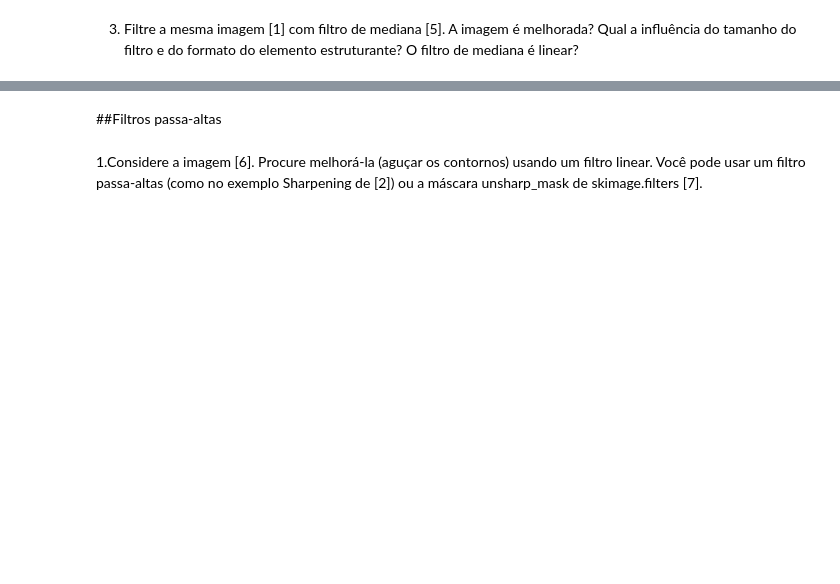
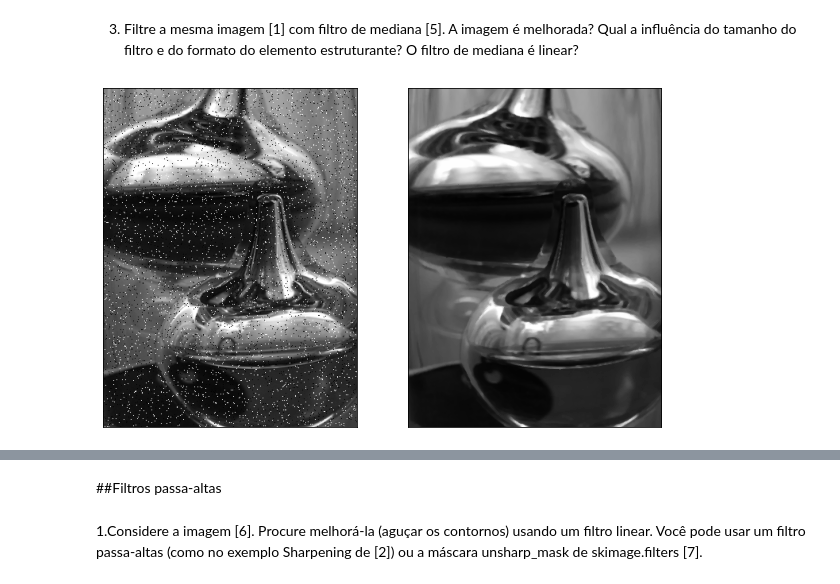
Before and after one commit to victoriafabris/disciplina-dsp-audio-video, a Jupyter notebook: atividade8/atividade_8.ipynb, the cells around one changed output, grey strips where cells are left out. Cells and saved outputs as stored; diff of their text form; code cells hidden in the pictures; blank space fills up the shorter version.

```diff
--- a/atividade8/atividade_8.ipynb
+++ b/atividade8/atividade_8.ipynb
@@ -11,2 +69,10 @@
 # %% [markdown]
 3. Filtre a mesma imagem [1] com filtro de mediana [5]. A imagem é melhorada? Qual a influência do tamanho do filtro e do formato do elemento estruturante? O filtro de mediana é linear?
+# %%
+noiseMd = rank.median(noise,morphology.disk(2))
+# %%
+#imagem sem filtro
+plt.figure(figsize=(10,14))
+isp.imshowpair(noise,noiseMd,cmap='gray')
+# %% [output]
+[figure, added]
```
Also changed, not shown: parts of 19 cells of this notebook.
